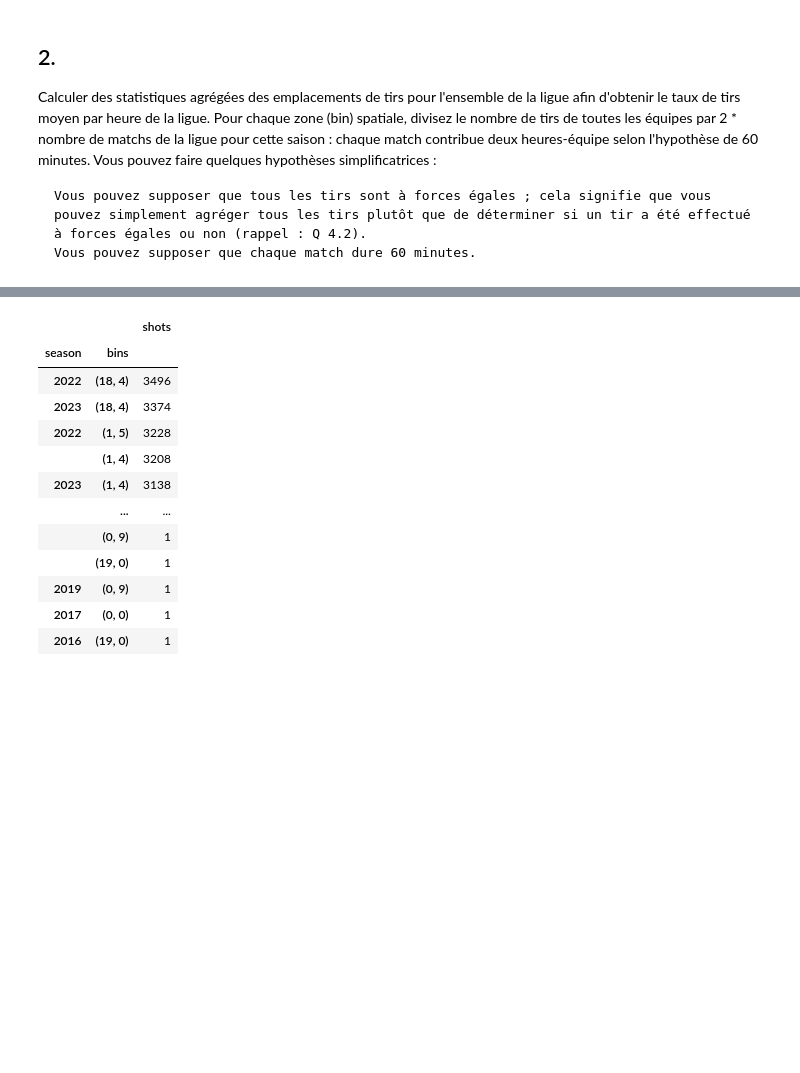
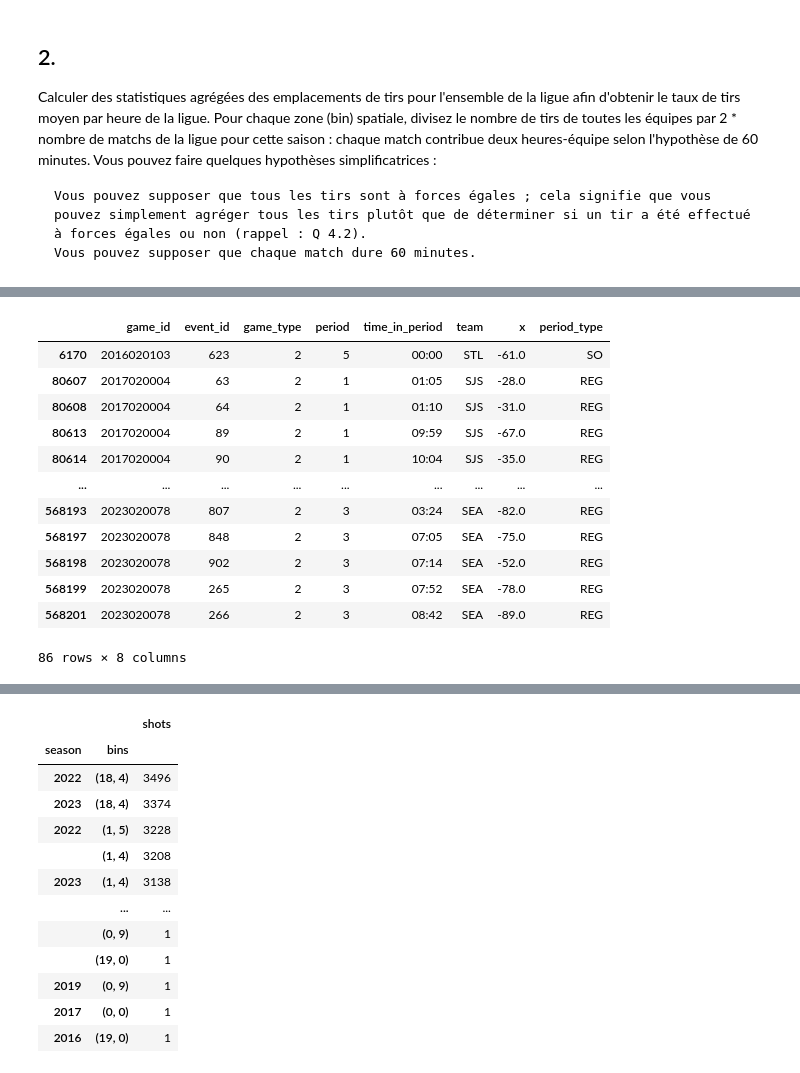
Before and after one commit to ammou35/LNH-data-science, a Jupyter notebook: data_science_project/notebooks/05_processing_data.ipynb, the cells around one changed output, grey strips where cells are left out. Drawn from its saved outputs; the diff is of its cells as text; code cells hidden in the pictures; blank space fills up the shorter version.

```diff
--- a/data_science_project/notebooks/05_advanced_visualizations.ipynb
+++ b/data_science_project/notebooks/05_processing_data.ipynb
@@ -375,0 +478,16 @@ combined_shots_with_coordinates['ybin'] = combined_shots_with_coordinates['y'] *
+# %%
+combined_shots_with_coordinates.query('(is_home_team == True) and (attack_dir > 0) and (period%2 == 1) and (x < 0) and (zone == "O")')[['game_id', 'event_id', 'game_type', 'period', 'time_in_period','team', 'x', 'period_type']]
+# %% [output]
+|  | game_id | event_id | game_type | period | time_in_period | team | x | period_type |
+| 6170 | 2016020103 | 623 | 2 | 5 | 00:00 | STL | -61.0 | SO |
+| 80607 | 2017020004 | 63 | 2 | 1 | 01:05 | SJS | -28.0 | REG |
+| 80608 | 2017020004 | 64 | 2 | 1 | 01:10 | SJS | -31.0 | REG |
+| 80613 | 2017020004 | 89 | 2 | 1 | 09:59 | SJS | -67.0 | REG |
+| 80614 | 2017020004 | 90 | 2 | 1 | 10:04 | SJS | -35.0 | REG |
+| ... | ... | ... | ... | ... | ... | ... | ... | ... |
+| 568193 | 2023020078 | 807 | 2 | 3 | 03:24 | SEA | -82.0 | REG |
+| 568197 | 2023020078 | 848 | 2 | 3 | 07:05 | SEA | -75.0 | REG |
+| 568198 | 2023020078 | 902 | 2 | 3 | 07:14 | SEA | -52.0 | REG |
+| 568199 | 2023020078 | 265 | 2 | 3 | 07:52 | SEA | -78.0 | REG |
+| 568201 | 2023020078 | 266 | 2 | 3 | 08:42 | SEA | -89.0 | REG |
+86 rows × 8 columns
```
Also changed, not shown: parts of 27 cells of this notebook.
